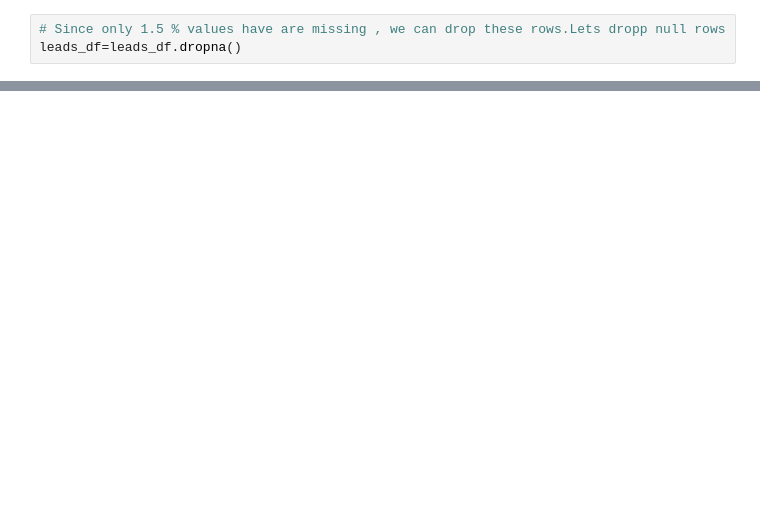
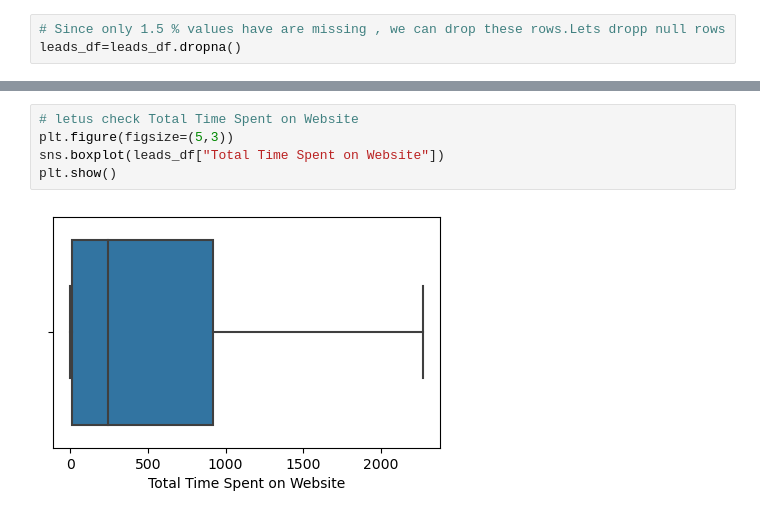
Before and after one commit to charudavis/UpGrad_CaseStudy_Lead, a Jupyter notebook: Lead_Score_Model.ipynb, the cells around one changed output, grey strips where cells are left out. Saved outputs shown, nothing was run; the diff lists cells and outputs as text; blank space fills up the shorter version.

```diff
--- a/Lead_Score_Model.ipynb
+++ b/Lead_Score_Model.ipynb
@@ -867,0 +928,7 @@ Finally we have reduced our dataframe columns from 37 to 17 . Also we have dealt
+# %%
+# letus check Total Time Spent on Website
+plt.figure(figsize=(5,3))
+sns.boxplot(leads_df["Total Time Spent on Website"])
+plt.show()
+# %% [output]
+[figure, added]
```
Also changed, not shown: parts of 61 cells of this notebook.
